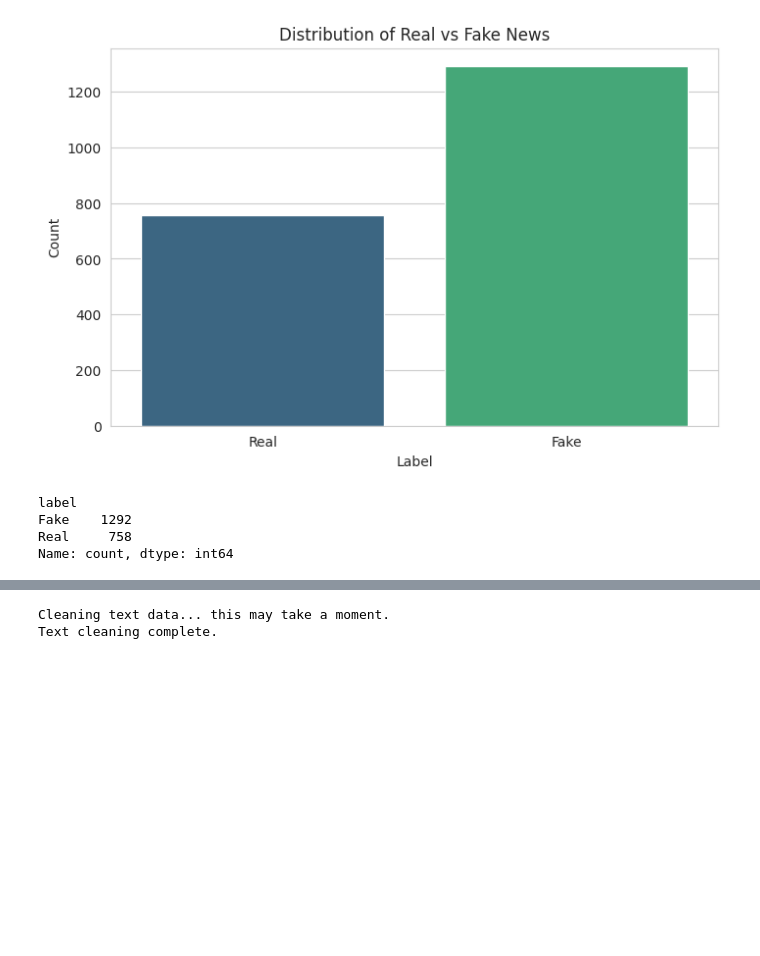
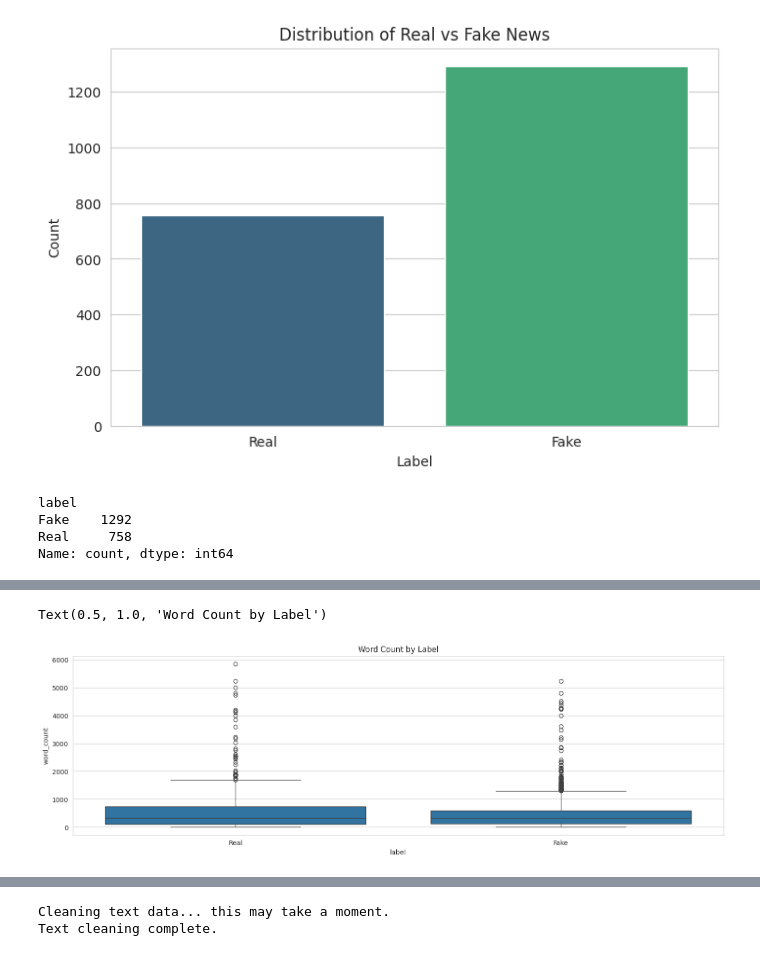
Before and after one commit to JAY0890/DS_PROJECT, a Jupyter notebook: fake_news_detector.ipynb, the cells around one changed output, grey strips where cells are left out. Saved outputs shown, nothing was run; the diff lists cells and outputs as text; code cells hidden in the pictures; blank space fills up the shorter version.

```diff
--- a/fake_news_detector.ipynb
+++ b/fake_news_detector.ipynb
@@ -93,0 +112,9 @@ Name: count, dtype: int64
+# %%
+# 2. Categorical-Numerical: Label vs Word Count
+sns.set_style("whitegrid")
+plt.figure(figsize=(18, 5))
+sns.boxplot(x='label', y='word_count', data=df)
+plt.title('Word Count by Label')
+# %% [output]
+Text(0.5, 1.0, 'Word Count by Label')
+[figure, added]
```
Also changed, not shown: parts of 9 cells of this notebook.
